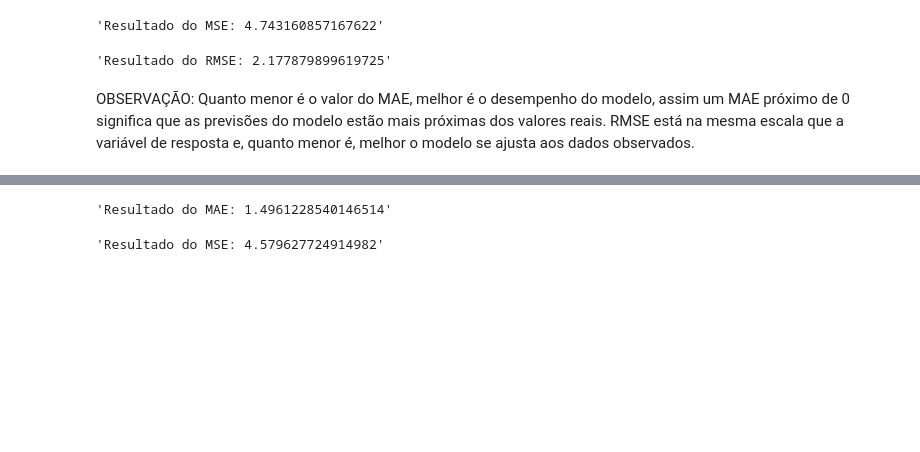
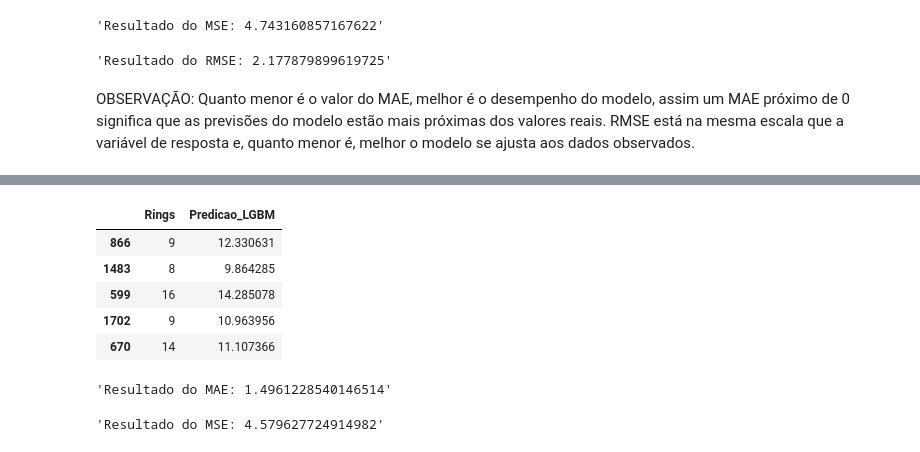
Before and after one commit to rosacarla/modelo-abalone-lgbmregressor, a Jupyter notebook: abalone_somativa2_v3.ipynb, the cells around one changed output, grey strips where cells are left out. Drawn from its saved outputs; the diff is of its cells as text; code cells hidden in the pictures; blank space fills up the shorter version.

```diff
--- a/abalone_somativa2_v3.ipynb
+++ b/abalone_somativa2_v3.ipynb
@@ -408 +451,13 @@ Mean Squared Error: 4.579627724914982
+# %%
+# Visualiza predições da LGBM Regressor com melhores parametros - compara valores de teste e previstos
+results_regression = pd.DataFrame(y_test)
+results_regression['Predicao_LGBM'] = lgbm_pred_test
+results_regression.head()
+# %% [output]
+|  | Rings | Predicao_LGBM |
+| 866 | 9 | 12.330631 |
+| 1483 | 8 | 9.864285 |
+| 599 | 16 | 14.285078 |
+| 1702 | 9 | 10.963956 |
+| 670 | 14 | 11.107366 |
 # %%
```
Also changed, not shown: parts of 20 cells of this notebook.
